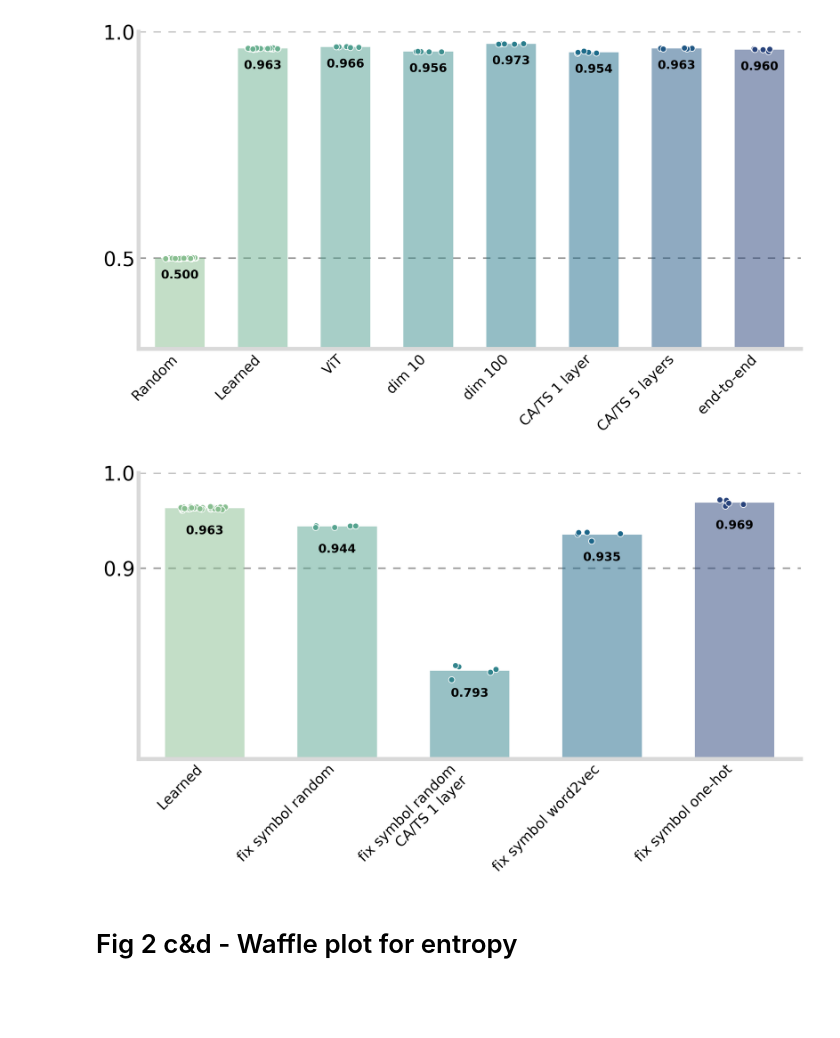
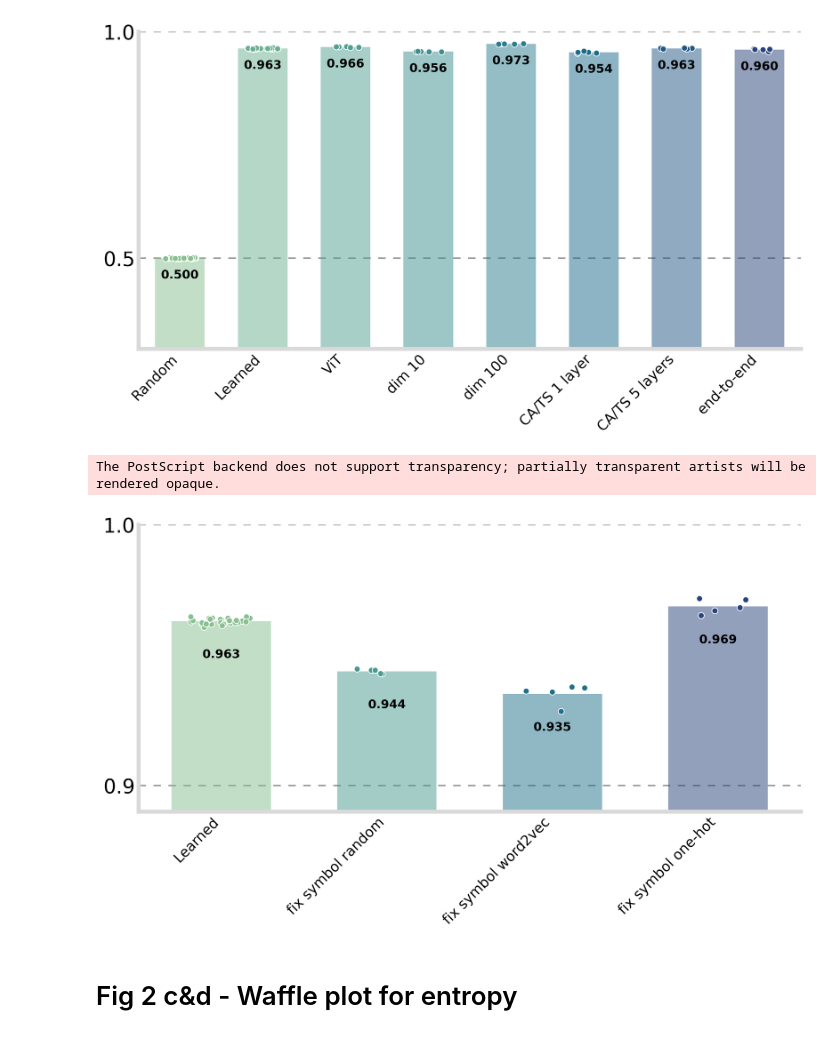
Before and after one commit to Hiroid/CATS_Net, a Jupyter notebook: B01_figures/NCS_figures.ipynb, the cells around one changed output. Saved outputs shown, nothing was run; the diff lists cells and outputs as text; code cells hidden in the pictures; blank space fills up the shorter version.

```diff
--- a/B01_figures/NCS_figures.ipynb
+++ b/B01_figures/NCS_figures.ipynb
@@ -730,8 +730,8 @@ group13 = np.array(acc_list_imagenet1k_ss1000_fixfe_resnet50_mlp3_hidden100_fixs
 group14 = np.array(acc_list_imagenet1k_ss20_fixfe_resnet50_mlp1_hidden100_fixsymbolTrue_initrandom_alltrails)
 
 # Consolidate all data groups into a list
-all_groups = [group2, group11, group14, group12, group13]
-group_labels = ['Learned', 'fix symbol random', 'fix symbol random\nCA/TS 1 layer', 'fix symbol word2vec', 'fix symbol one-hot']
+all_groups = [group2, group11, group12, group13]
+group_labels = ['Learned', 'fix symbol random', 'fix symbol word2vec', 'fix symbol one-hot']
 
 # Define styling constants from your original code
 GREY50 = '#7F7F7F'
@@ -777,63 +777,64 @@ for i, group_data in enumerate(all_groups):
 
     # Add mean value text annotation above each bar
     mean_value = np.mean(group_data)
-    ax.text(i, mean_value - 0.03, f'{mean_value:.3f}',
+    ax.text(i, mean_value - 0.015, f'{mean_value:.3f}',
             ha='center', va='bottom', fontsize=12, fontweight='bold')
 
 # Horizontal lines that are used as scale reference
 for h in HLINES:
     ax.axhline(h, color=GREY50, ls=(0, (5, 5)), alpha=0.8, zorder=0)
 
 # Customizing the axes and ticks
 ax.set_xticks(range(len(all_groups)))
 ax.set_xticklabels(group_labels, fontsize=14, rotation=45, ha='right')
 
 # Adjust plot limits
 ax.set_xlim(-0.5, len(all_groups) - 0.5)
-ax.set_ylim(0.7, 1.0)
+ax.set_ylim(0.89, 1.0)
 
 # Removes top and right spines
 ax.spines[['right', 'top']].set_visible(False)
 
 # Style left and bottom spines
 ax.spines["left"].set_color(GREY_LIGHT)
 ax.spines["left"].set_linewidth(4)
 ax.spines["bottom"].set_color(GREY_LIGHT)
 ax.spines["bottom"].set_linewidth(4)
 
 # Style ticks
 ax.tick_params(length=0) # Removes tick marks
 ax.set_yticks(HLINES)
 ax.set_yticklabels(HLINES, size=20)
 
 # Ensure layout is tight to prevent labels from being cut off
 plt.tight_layout()
 
-# # Save or show the plot
-# plt.savefig(
-#     os.path.join(
-#         project_root,
-#         "B01_figures",
-#         "outputs",
-#         "fig_s5.eps"
-#     ),
-#     format="eps",
-#     bbox_inches='tight'
-# )
-# plt.savefig(
-#     os.path.join(
-#         project_root,
-#         "B01_figures",
-#         "outputs",
-#         "fig_s5.png"
-#     ),
-#     format="png",
-#     bbox_inches='tight'
-# )
+# Save or show the plot
+plt.savefig(
+    os.path.join(
+        project_root,
+        "B01_figures",
+        "outputs",
+        "fig_s5.eps"
+    ),
+    format="eps",
+    bbox_inches='tight'
+)
+plt.savefig(
+    os.path.join(
+        project_root,
+        "B01_figures",
+        "outputs",
+        "fig_s5.png"
+    ),
+    format="png",
+    bbox_inches='tight'
+)
 
 plt.show()
 # %% [output]
+The PostScript backend does not support transparency; partially transparent artists will be rendered opaque.
-[figure, old version]
+[figure, new version]
 # %% [markdown]
 # Fig 2 c&d - Waffle plot for entropy
 # %%
```
Also changed, not shown: 2 other files.
